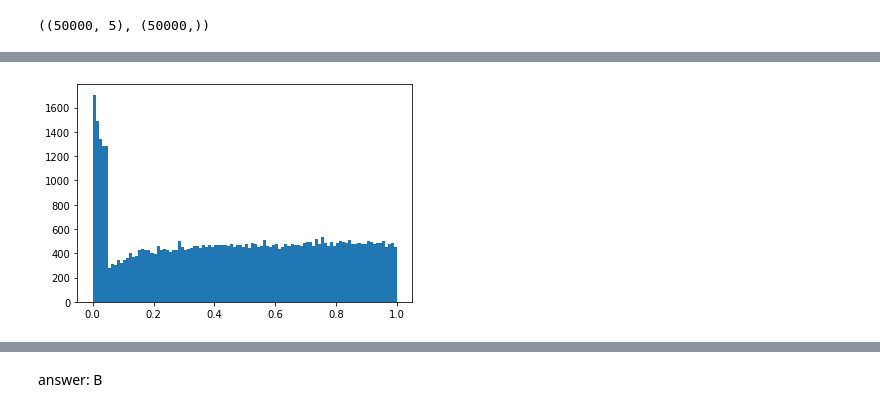
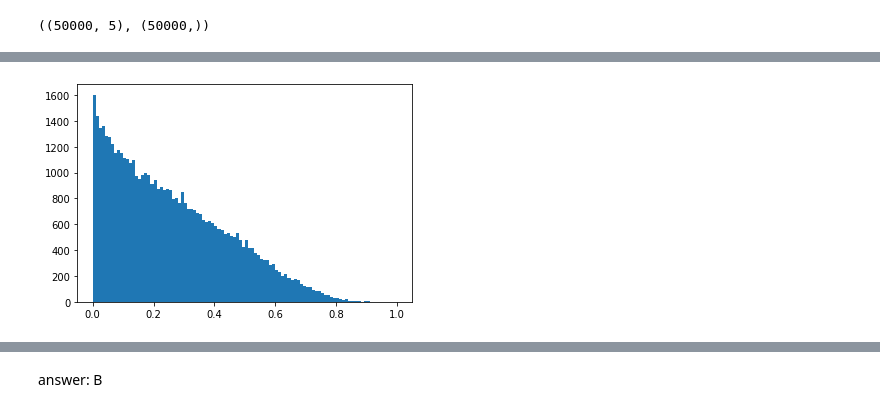
Before and after one commit to bcrestel/coursera_statisticalinferences, a Jupyter notebook: notebooks/week_3_optional_stopping.ipynb, the cells around one changed output, grey strips where cells are left out. Drawn from its saved outputs; the diff is of its cells as text; code cells hidden in the pictures.

Commit message:
finish hwk 3 optional stopping

```diff
--- a/notebooks/week_3_optional_stopping.ipynb
+++ b/notebooks/week_3_optional_stopping.ipynb
@@ -18,9 +18,10 @@ from simulations import simulate_normal
 # %% [markdown]
 # Question 1
 # %%
-n = 210
+n = 2100
 size_effect = 0.0
 nb_effects = 0
+PVALUES = []
 for _ in range(20):
     samples = simulate_normal(sample_mean=0.0,
                               sample_std=1.0,
@@ -33,6 +34,7 @@ for _ in range(20):
     p_values = []
     for ii in range(10, n+1):
         p_values.append(ttest_ind(x[:ii], y[:ii], equal_var=True).pvalue)
+    PVALUES.append(p_values)
     min_p_value = min(p_values)
     if min_p_value <= 0.05:
         text = "=> EFFECT DETECTED"
@@ -224,8 +236,11 @@ for exp_idx in range(nb_repeats):
 
     PVALUES.append(p_values)
 # %%
-PVALUES = np.array(PVALUES);
-report_pvalues = PVALUES[:,-1]
-idx = PVALUES.min(axis=1) < alpha
-report_pvalues[idx] = PVALUES.min(axis=1)[idx]
+# we simulate optional stopping
+# so we stop the experiment (and report the p-value) when an effect is detected,
+# otherwise we report the last p-value
+PVALUES_arr = np.array(PVALUES);
+report_pvalues = PVALUES_arr[:,-1]
+idx = PVALUES_arr.min(axis=1) < alpha
+report_pvalues[idx] = PVALUES_arr.min(axis=1)[idx]
 # %%
@@ -235,5 +254,5 @@ PVALUES.shape, report_pvalues.shape
 # %%
-#plt.hist(np.array(PVALUES).min(axis=1), bins=100, range=[0.0, 1.0])
-plt.hist(report_pvalues, bins=100, range=[0.0, 1.0]);
+# this is not what we're looking for; but just for checking
+plt.hist(np.array(PVALUES).min(axis=1), bins=100, range=[0.0, 1.0]);
 # %% [output]
-[figure, old version]
+[figure, new version]
```
Also changed, not shown: parts of 29 cells of this notebook.
